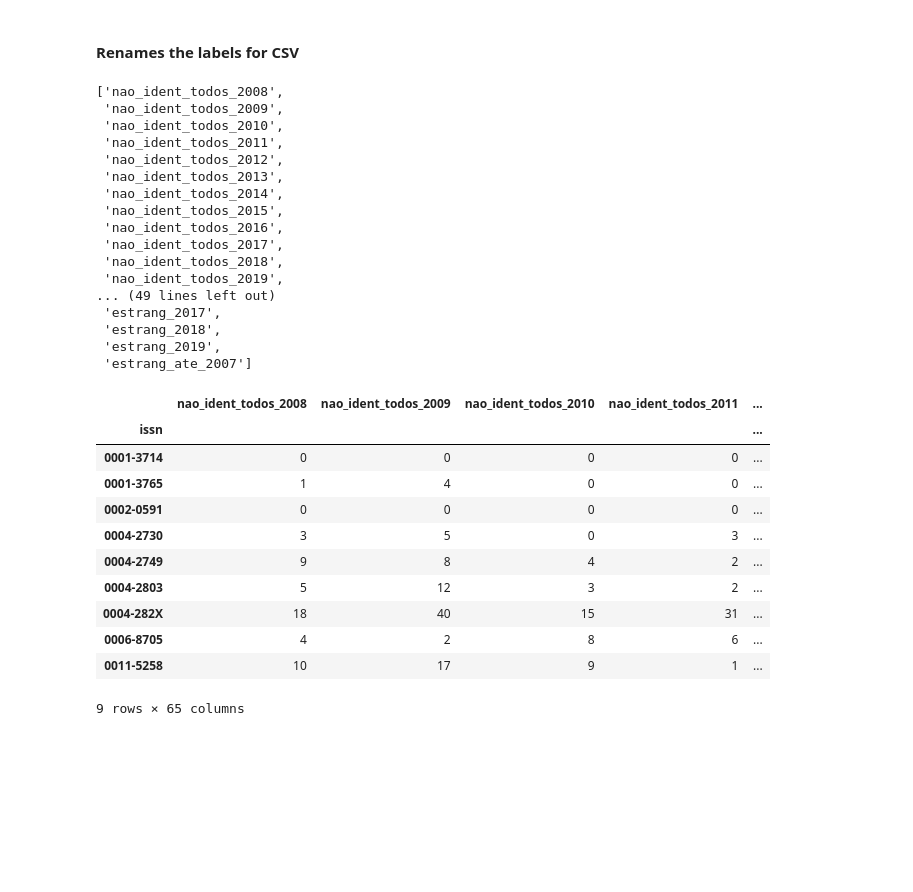
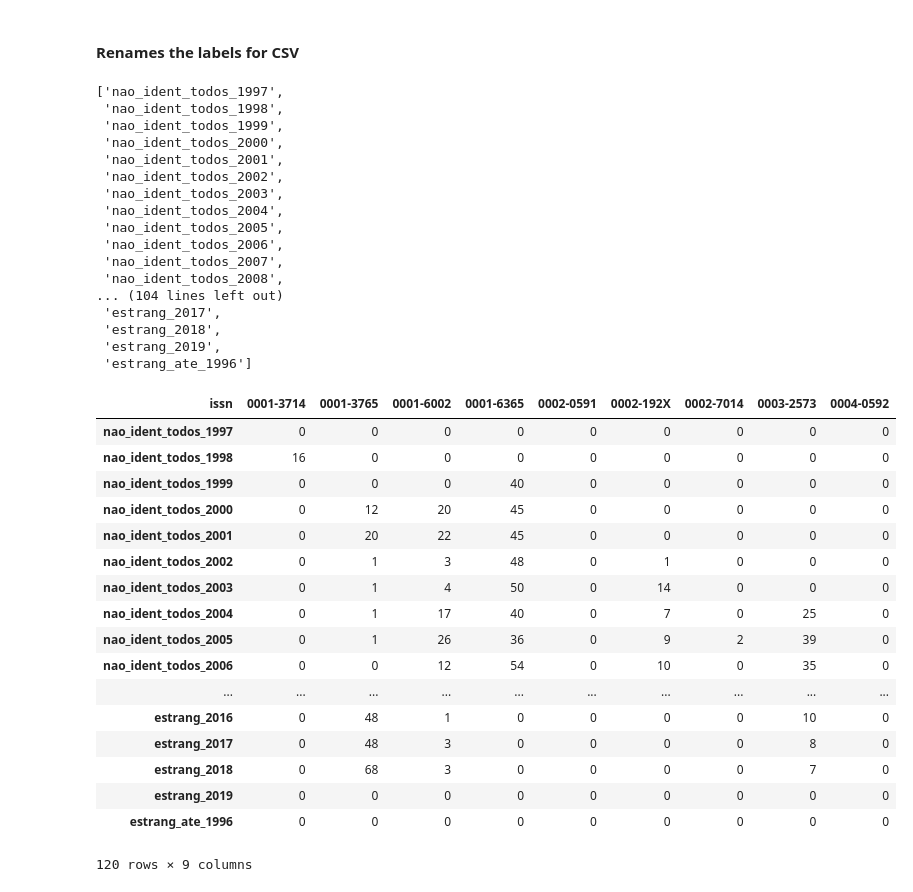
Before and after one commit to DalavanCloud/jcatalog, a Jupyter notebook: jcatalog/extractors/scielo/td_documents_affiliations.ipynb, the cells around one changed output. Cells and saved outputs as stored; diff of their text form; code cells hidden in the pictures; blank space fills up the shorter version.

```diff
--- a/jcatalog/extractors/scielo/td_documents_affiliations.ipynb
+++ b/jcatalog/extractors/scielo/td_documents_affiliations.ipynb
@@ -167,4 +212,4 @@ The rows without an assignable origin have been removed:
 # %% [markdown]
 ### Add years
 # %%
-cdfwof["years"] = np.where(cdfwof['year'] <= 2007, 'ate_2007', cdfwof["year"])
+cdfwof["years"] = np.where(cdfwof['year'] <= 1996, 'ate_1996', cdfwof["year"])
@@ -357,38 +406,44 @@ for k in td.keys():
 # %%
 newlabel
 # %% [output]
-['nao_ident_todos_2008',
- 'nao_ident_todos_2009',
- 'nao_ident_todos_2010',
- 'nao_ident_todos_2011',
- 'nao_ident_todos_2012',
- 'nao_ident_todos_2013',
- 'nao_ident_todos_2014',
- 'nao_ident_todos_2015',
- 'nao_ident_todos_2016',
- 'nao_ident_todos_2017',
- 'nao_ident_todos_2018',
- 'nao_ident_todos_2019',
-... (49 lines left out)
+['nao_ident_todos_1997',
+ 'nao_ident_todos_1998',
+ 'nao_ident_todos_1999',
+ 'nao_ident_todos_2000',
+ 'nao_ident_todos_2001',
+ 'nao_ident_todos_2002',
+ 'nao_ident_todos_2003',
+ 'nao_ident_todos_2004',
+ 'nao_ident_todos_2005',
+ 'nao_ident_todos_2006',
+ 'nao_ident_todos_2007',
+ 'nao_ident_todos_2008',
+... (104 lines left out)
  'estrang_2017',
  'estrang_2018',
  'estrang_2019',
- 'estrang_ate_2007']
+ 'estrang_ate_1996']
 # %%
 td.columns = newlabel
 # %%
-td.head(9)
+td.head(9).T
 # %% [output]
-|  | nao_ident_todos_2008 | nao_ident_todos_2009 | nao_ident_todos_2010 | nao_ident_todos_2011 | ... |
-| issn |  |  |  |  | ... |
-| 0001-3714 | 0 | 0 | 0 | 0 | ... |
-| 0001-3765 | 1 | 4 | 0 | 0 | ... |
-| 0002-0591 | 0 | 0 | 0 | 0 | ... |
-| 0004-2730 | 3 | 5 | 0 | 3 | ... |
-| 0004-2749 | 9 | 8 | 4 | 2 | ... |
-| 0004-2803 | 5 | 12 | 3 | 2 | ... |
-| 0004-282X | 18 | 40 | 15 | 31 | ... |
-| 0006-8705 | 4 | 2 | 8 | 6 | ... |
-| 0011-5258 | 10 | 17 | 9 | 1 | ... |
+| issn | 0001-3714 | 0001-3765 | 0001-6002 | 0001-6365 | 0002-0591 | 0002-192X | 0002-7014 | 0003-2573 | 0004-0592 |
+| nao_ident_todos_1997 | 0 | 0 | 0 | 0 | 0 | 0 | 0 | 0 | 0 |
+| nao_ident_todos_1998 | 16 | 0 | 0 | 0 | 0 | 0 | 0 | 0 | 0 |
+| nao_ident_todos_1999 | 0 | 0 | 0 | 40 | 0 | 0 | 0 | 0 | 0 |
+| nao_ident_todos_2000 | 0 | 12 | 20 | 45 | 0 | 0 | 0 | 0 | 0 |
+| nao_ident_todos_2001 | 0 | 20 | 22 | 45 | 0 | 0 | 0 | 0 | 0 |
+| nao_ident_todos_2002 | 0 | 1 | 3 | 48 | 0 | 1 | 0 | 0 | 0 |
+| nao_ident_todos_2003 | 0 | 1 | 4 | 50 | 0 | 14 | 0 | 0 | 0 |
+| nao_ident_todos_2004 | 0 | 1 | 17 | 40 | 0 | 7 | 0 | 25 | 0 |
+| nao_ident_todos_2005 | 0 | 1 | 26 | 36 | 0 | 9 | 2 | 39 | 0 |
+| nao_ident_todos_2006 | 0 | 0 | 12 | 54 | 0 | 10 | 0 | 35 | 0 |
+| ... | ... | ... | ... | ... | ... | ... | ... | ... | ... |
+| estrang_2016 | 0 | 48 | 1 | 0 | 0 | 0 | 0 | 10 | 0 |
+| estrang_2017 | 0 | 48 | 3 | 0 | 0 | 0 | 0 | 8 | 0 |
+| estrang_2018 | 0 | 68 | 3 | 0 | 0 | 0 | 0 | 7 | 0 |
+| estrang_2019 | 0 | 0 | 0 | 0 | 0 | 0 | 0 | 0 | 0 |
+| estrang_ate_1996 | 0 | 0 | 0 | 0 | 0 | 0 | 0 | 0 | 0 |
-9 rows × 65 columns
+120 rows × 9 columns
 # %%
```
Also changed, not shown: parts of 24 cells of this notebook, 2 other files.
